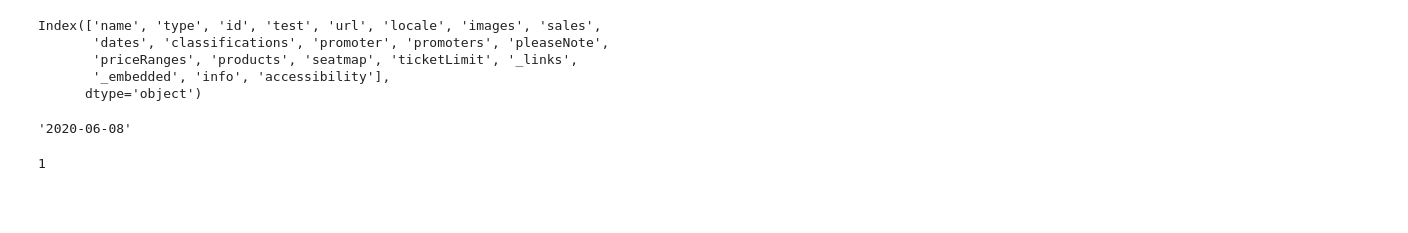
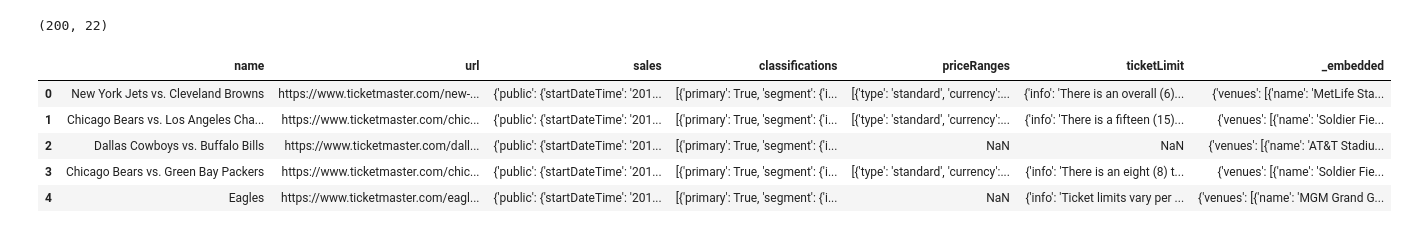
Before and after one commit to matt8955/sellout-prediction, a Jupyter notebook: ticketmaster.ipynb, the cells around one changed output. Cells and saved outputs as stored; diff of their text form; code cells hidden in the pictures; blank space fills up the shorter version.

```diff
--- a/ticketmaster.ipynb
+++ b/ticketmaster.ipynb
@@ -11,2 +14,2 @@ url = 'https://app.ticketmaster.com/discovery/v2/events.json?countryCode=US'
 # %%
-req = requests.get(f'{url}&apikey={keys.ticketmaster}')
+req = requests.get(f'{url}&apikey={keys.ticketmaster}&size={size}&page={page}')
@@ -19,30 +18,18 @@ x = json.loads(req.text)
 # %%
 df = pd.DataFrame(x['_embedded']['events'])
 df.columns
+df.shape
 # %% [output]
-Index(['name', 'type', 'id', 'test', 'url', 'locale', 'images', 'sales',
-       'dates', 'classifications', 'promoter', 'promoters', 'pleaseNote',
-       'priceRanges', 'products', 'seatmap', 'ticketLimit', '_links',
-       '_embedded', 'info', 'accessibility'],
-      dtype='object')
+(200, 22)
 # %%
-df.drop(columns = ['id','images','pleaseNote','test','info', 'accessibility', 'locale','classifications', 'promoter',
-                   'type','_links', 'seatmap', 'products', 'dates'],inplace=True)
+df.drop(columns = ['id','images','pleaseNote','test','info', 'accessibility', 'locale', 'promoter',
+                   'type','_links', 'seatmap', 'products', 'dates', 'outlets', 'promoters'],inplace=True)
-# %%
-#add binary sold out var
-df.priceRanges.fillna(1, inplace=True)
-df['sold_out'] = df.priceRanges.apply(lambda x : 1 if x == 1 else 0)
-# %%
-#unpack sales
-# convert diff to feature
-df.sales[1]['public']['startDateTime'][0:10]
-df.sales[1]['public']['endDateTime'][0:10]
-# %% [output]
-'2020-06-08'
-# %%
-#unpack sales
-# presale feature
-if df.sales[1]['presales']:
-    print(1)
-# %% [output]
-1
+# %%
+df.head()
+# %% [output]
+|  | name | url | sales | classifications | priceRanges | ticketLimit | _embedded |
+| 0 | New York Jets vs. Cleveland Browns | https://www.ticketmaster.com/new-... | {'public': {'startDateTime': '201... | [{'primary': True, 'segment': {'i... | [{'type': 'standard', 'currency':... | {'info': 'There is an overall (6)... | {'venues': [{'name': 'MetLife Sta... |
+| 1 | Chicago Bears vs. Los Angeles Cha... | https://www.ticketmaster.com/chic... | {'public': {'startDateTime': '201... | [{'primary': True, 'segment': {'i... | [{'type': 'standard', 'currency':... | {'info': 'There is a fifteen (15)... | {'venues': [{'name': 'Soldier Fie... |
+| 2 | Dallas Cowboys vs. Buffalo Bills | https://www.ticketmaster.com/dall... | {'public': {'startDateTime': '201... | [{'primary': True, 'segment': {'i... | NaN | NaN | {'venues': [{'name': 'AT&T Stadiu... |
+| 3 | Chicago Bears vs. Green Bay Packers | https://www.ticketmaster.com/chic... | {'public': {'startDateTime': '201... | [{'primary': True, 'segment': {'i... | [{'type': 'standard', 'currency':... | {'info': 'There is an eight (8) t... | {'venues': [{'name': 'Soldier Fie... |
+| 4 | Eagles | https://www.ticketmaster.com/eagl... | {'public': {'startDateTime': '201... | [{'primary': True, 'segment': {'i... | NaN | {'info': 'Ticket limits vary per ... | {'venues': [{'name': 'MGM Grand G... |
```
Also changed, not shown: parts of 18 cells of this notebook, 3 other files.
